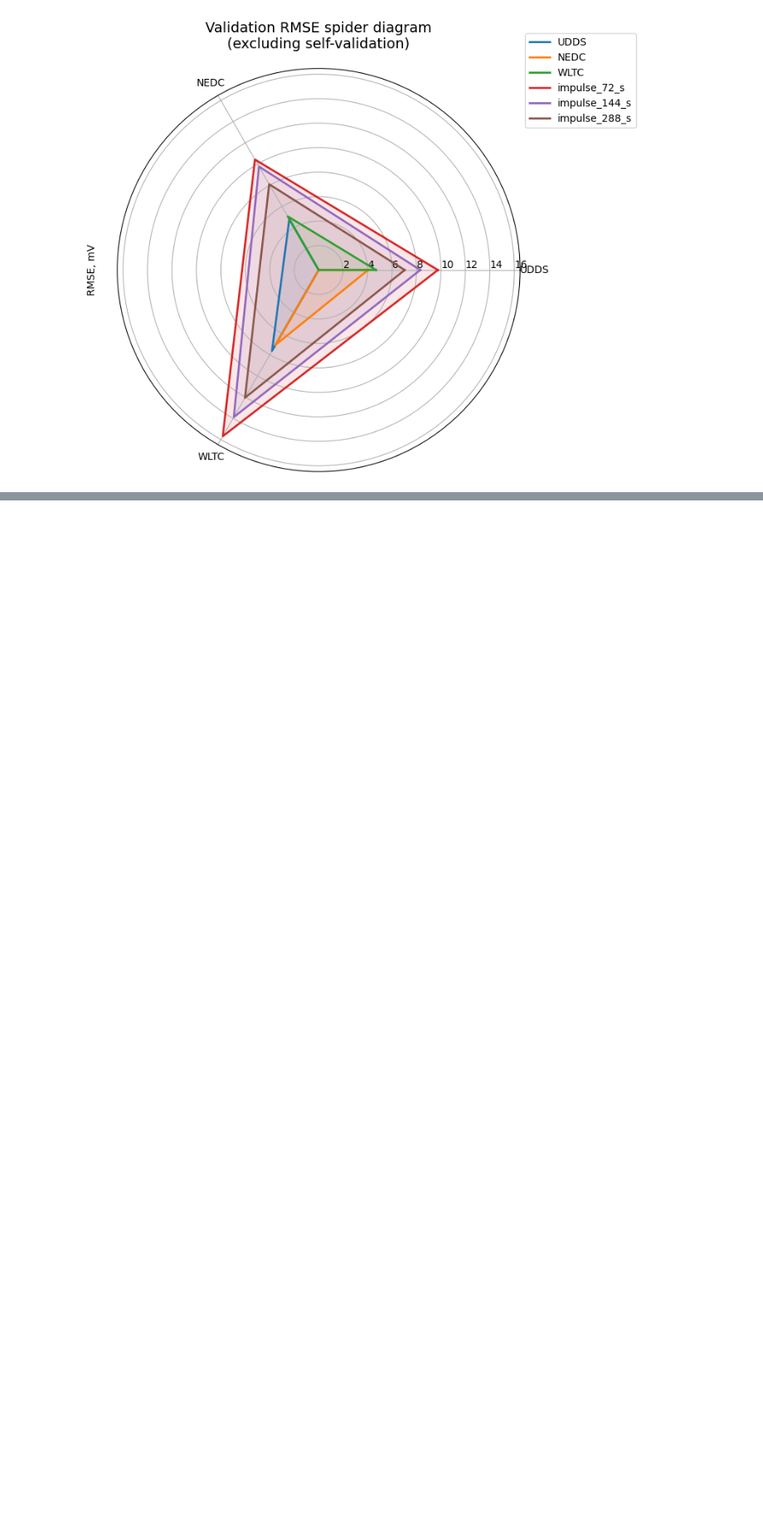
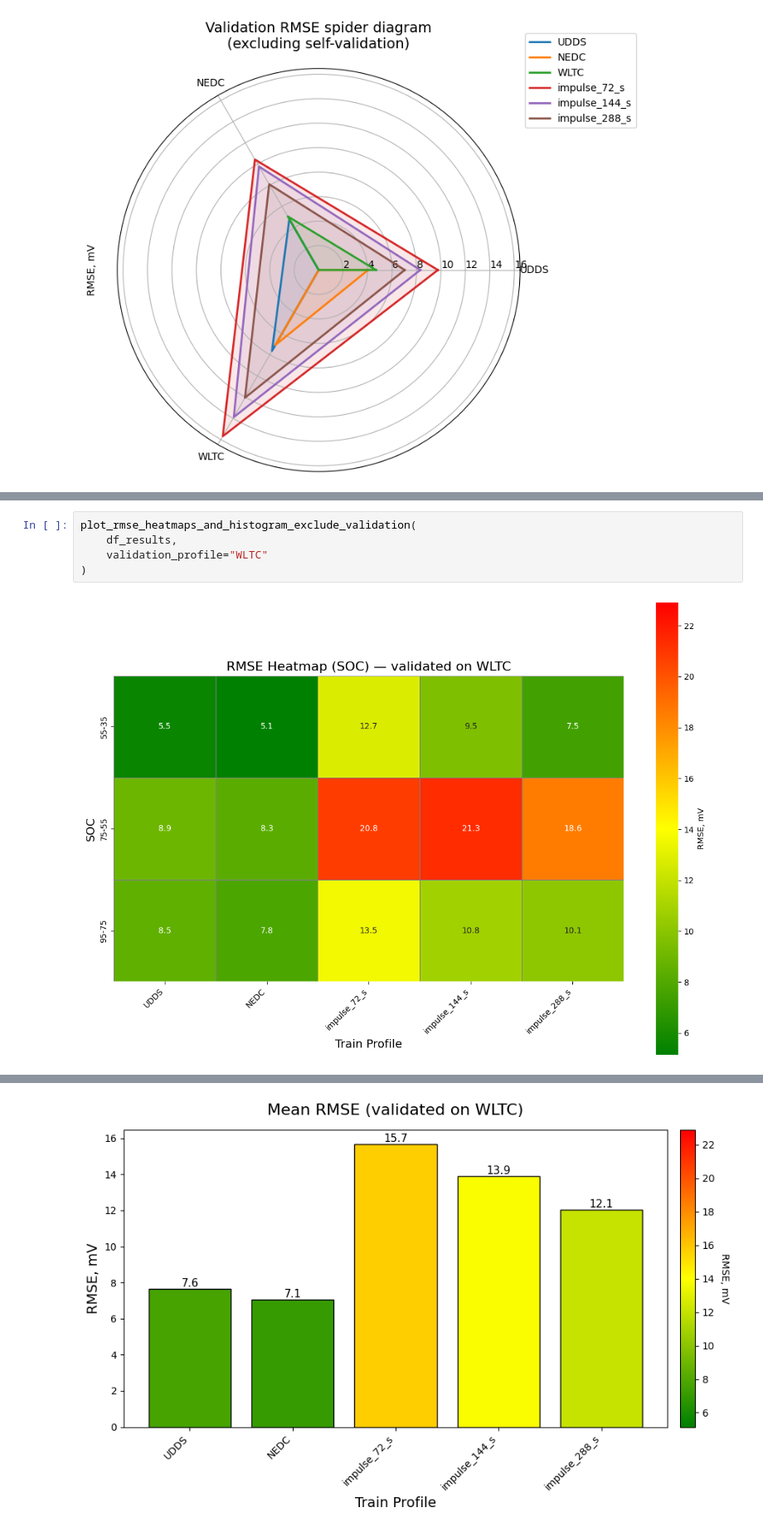
Before and after one commit to a11key/A-Cross-Condition-Analysis-of-Current-Profile-Impact-on-Lithium-Ion-Battery-Model-Parameterization, a Jupyter notebook: Data_processing/Results/code/visualization.ipynb, the cells around one changed output, grey strips where cells are left out. Shown at 83% size. Drawn from its saved outputs; the diff is of its cells as text; blank space fills up the shorter version.

```diff
--- a/Data_processing/Results/code/visualization.ipynb
+++ b/Data_processing/Results/code/visualization.ipynb
@@ -644,0 +888,7 @@ plot_rmse_spider(
+# %%
+plot_rmse_heatmaps_and_histogram_exclude_validation(
+    df_results,
+    validation_profile="WLTC"
+)
+# %% [output]
+[figure, added]
@@ -644,0 +897 @@ plot_rmse_spider(
+[figure, added]
```
Also changed, not shown: parts of 11 cells of this notebook, 2 other files.
